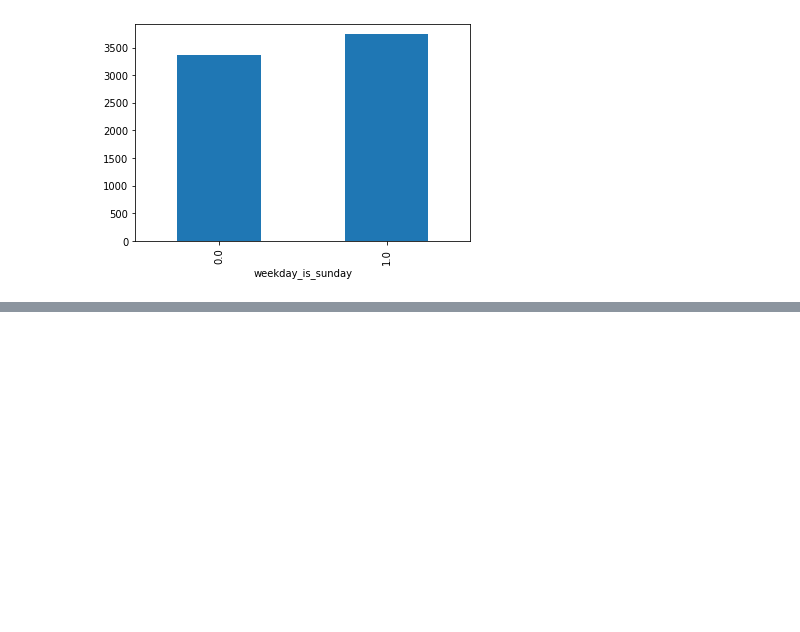
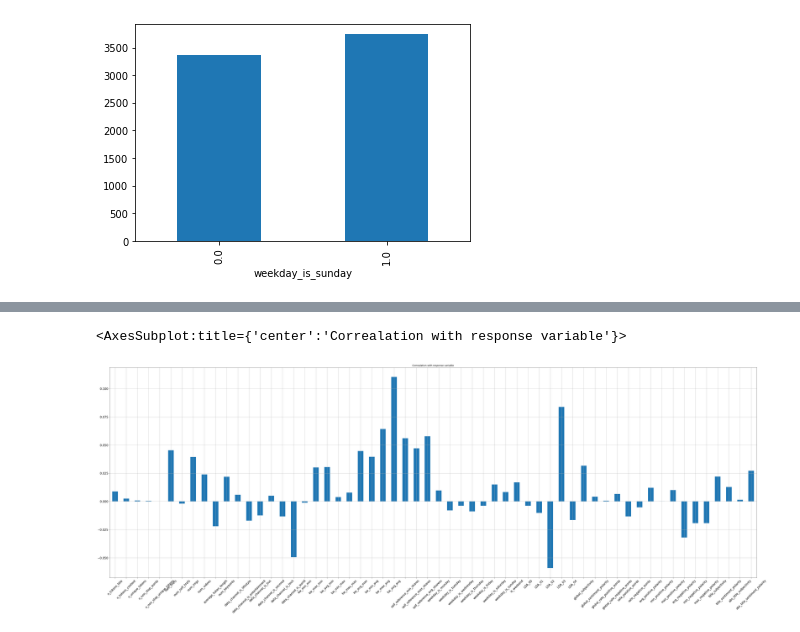
Before and after one commit to DivakarSai/python_projects, a Jupyter notebook: Online News Popularity/Online news Popularity.ipynb, the cells around one changed output, grey strips where cells are left out. Saved outputs shown, nothing was run; the diff lists cells and outputs as text; code cells hidden in the pictures; blank space fills up the shorter version.

```diff
--- a/Online News Popularity/Online news Popularity.ipynb
+++ b/Online News Popularity/Online news Popularity.ipynb
@@ -233,0 +281,8 @@ df.groupby(' is_weekend')[' shares'].mean().plot(kind='bar')
+# %%
+feature_data = df.drop( 'shares',axis=1)
+target_data = df['shares']
+# %%
+feature_data.corrwith(target_data).plot.bar(figsize=(60,20),title="Correalation with response variable",fontsize=15,rot=45,grid=True)
+# %% [output]
+<AxesSubplot:title={'center':'Correalation with response variable'}>
+[figure, added]
```
Also changed, not shown: parts of 12 cells of this notebook, 1 other file.
